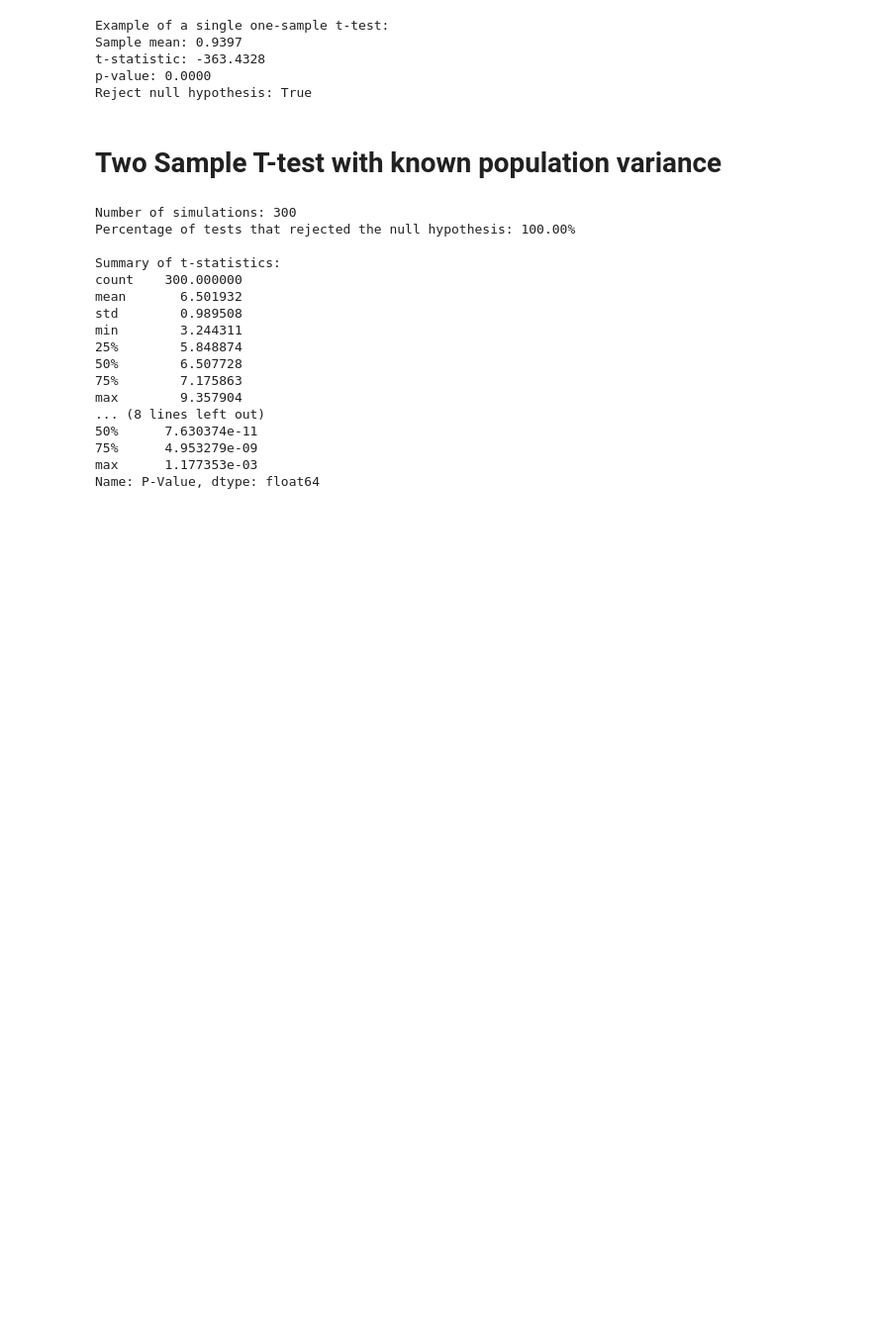
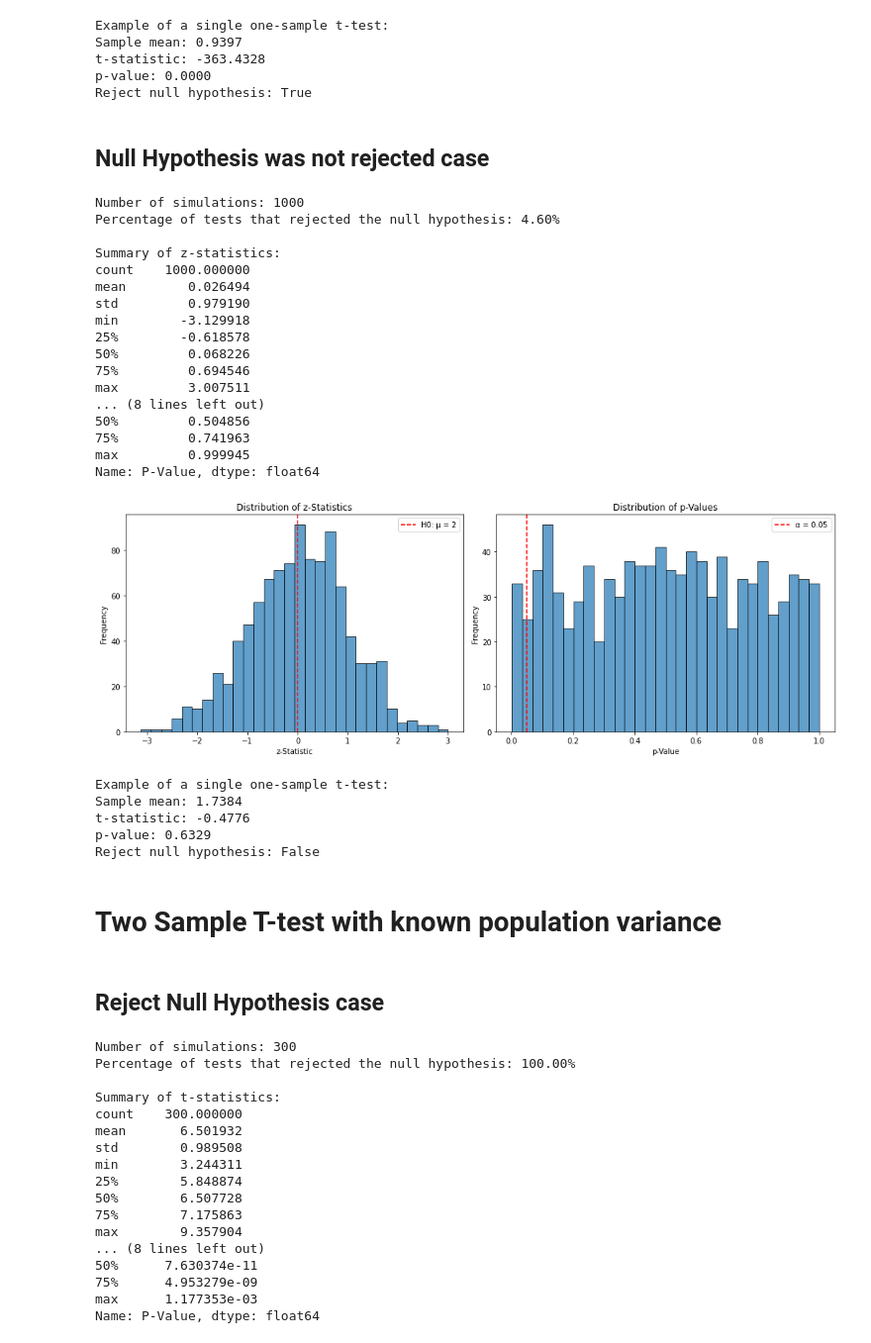
Before and after one commit to dcrowTMH/stat_test, a Jupyter notebook: basic_stat_test_simulation.ipynb, the cells around one changed output. Shown at 99% size. Drawn from its saved outputs; the diff is of its cells as text; code cells hidden in the pictures; blank space fills up the shorter version.

```diff
--- a/basic_stat_test_simulation.ipynb
+++ b/basic_stat_test_simulation.ipynb
@@ -262,6 +298,40 @@ Sample mean: 0.9397
 t-statistic: -363.4328
 p-value: 0.0000
 Reject null hypothesis: True
+# %% [markdown]
+## Null Hypothesis was not rejected case
+# %%
+# Population & sample means & stds are the same, lower power to reject H0
+results = simulate_one_sample_ztest(sample_size=30,
+                          population_mean=2,
+                          population_std_dev = 3,
+                          sample_mean=2,
+                          std_dev=3,
+                          n_simulations=1000)
+# %% [output]
+Number of simulations: 1000
+Percentage of tests that rejected the null hypothesis: 4.60%
+
+Summary of z-statistics:
+count    1000.000000
+mean        0.026494
+std         0.979190
+min        -3.129918
+25%        -0.618578
+50%         0.068226
+75%         0.694546
+max         3.007511
+... (8 lines left out)
+50%         0.504856
+75%         0.741963
+max         0.999945
+Name: P-Value, dtype: float64
+[figure, added]
+Example of a single one-sample t-test:
+Sample mean: 1.7384
+t-statistic: -0.4776
+p-value: 0.6329
+Reject null hypothesis: False
 # %% [markdown]
 # Two Sample T-test with known population variance
 # %%
@@ -400,6 +470,8 @@ def simulate_two_sample_ttest_with_known_variance(sample_one_size = 30,
     print(f"p-value: {p_value:.4f}")
     print(f"Reject null hypothesis: {p_value < 0.05}")
     return results
+# %% [markdown]
+## Reject Null Hypothesis case
 # %%
 # Population means are significantly different, should reject H0
 results_reject = simulate_two_sample_ttest_with_known_variance(
```
Also changed, not shown: parts of 13 cells of this notebook.
